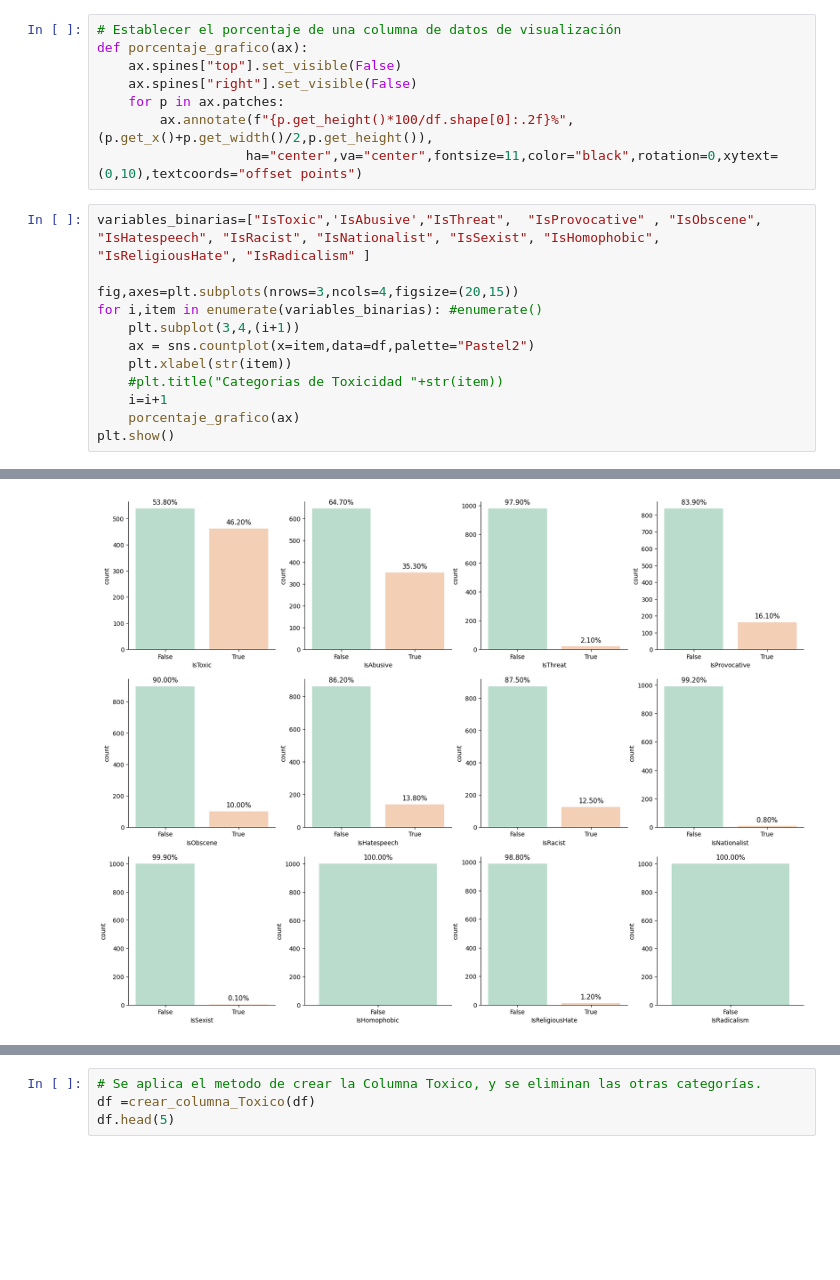
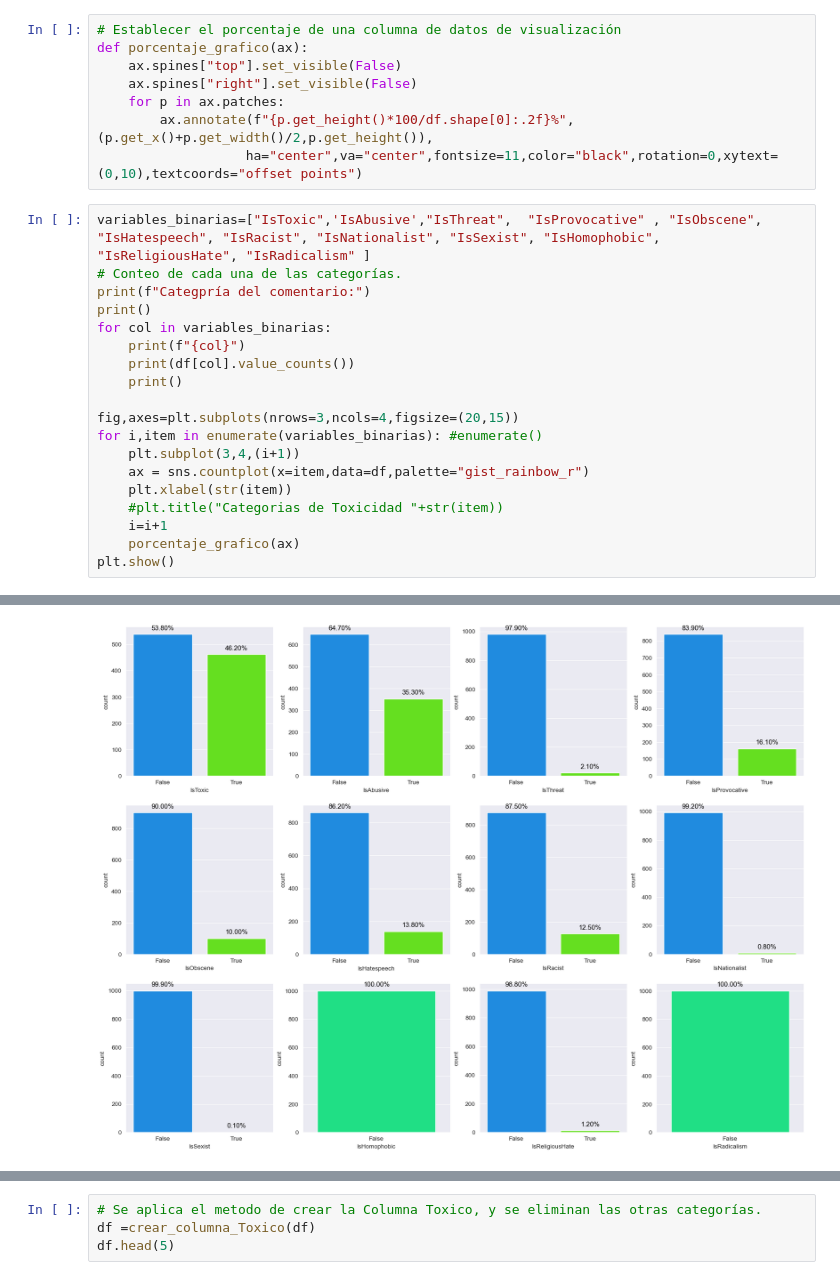
Before and after one commit to stph89/NLP_hate_detection_YouTube, a Jupyter notebook: Toxico.ipynb, the cells around one changed output, grey strips where cells are left out. Drawn from its saved outputs; the diff is of its cells as text; blank space fills up the shorter version.

```diff
--- a/Toxico.ipynb
+++ b/Toxico.ipynb
@@ -134,11 +170,18 @@ def porcentaje_grafico(ax):
                    ha="center",va="center",fontsize=11,color="black",rotation=0,xytext=(0,10),textcoords="offset points")
 # %%
 variables_binarias=["IsToxic",'IsAbusive',"IsThreat",  "IsProvocative" , "IsObscene", "IsHatespeech", "IsRacist", "IsNationalist", "IsSexist", "IsHomophobic", "IsReligiousHate", "IsRadicalism" ]
+# Conteo de cada una de las categorías.
+print(f"Categpría del comentario:")
+print()
+for col in variables_binarias:
+    print(f"{col}")
+    print(df[col].value_counts())
+    print()
 
 fig,axes=plt.subplots(nrows=3,ncols=4,figsize=(20,15))
 for i,item in enumerate(variables_binarias): #enumerate()
     plt.subplot(3,4,(i+1))
-    ax = sns.countplot(x=item,data=df,palette="Pastel2")
+    ax = sns.countplot(x=item,data=df,palette="gist_rainbow_r")
     plt.xlabel(str(item))
     #plt.title("Categorias de Toxicidad "+str(item))
     i=i+1
@@ -148 +208 @@ plt.show()
-[figure, old version]
+[figure, new version]
```
Also changed, not shown: parts of 66 cells of this notebook, 2 other files.
